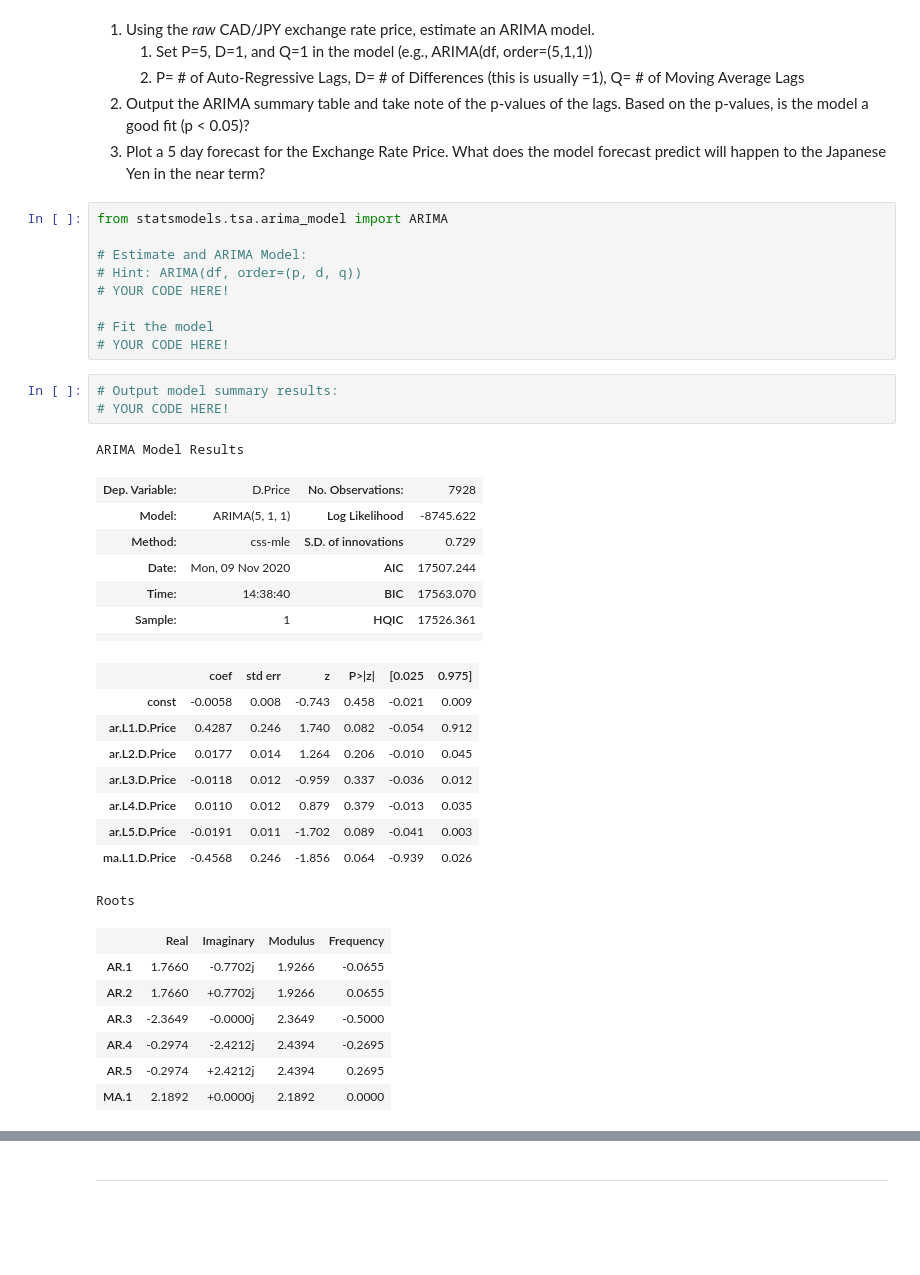
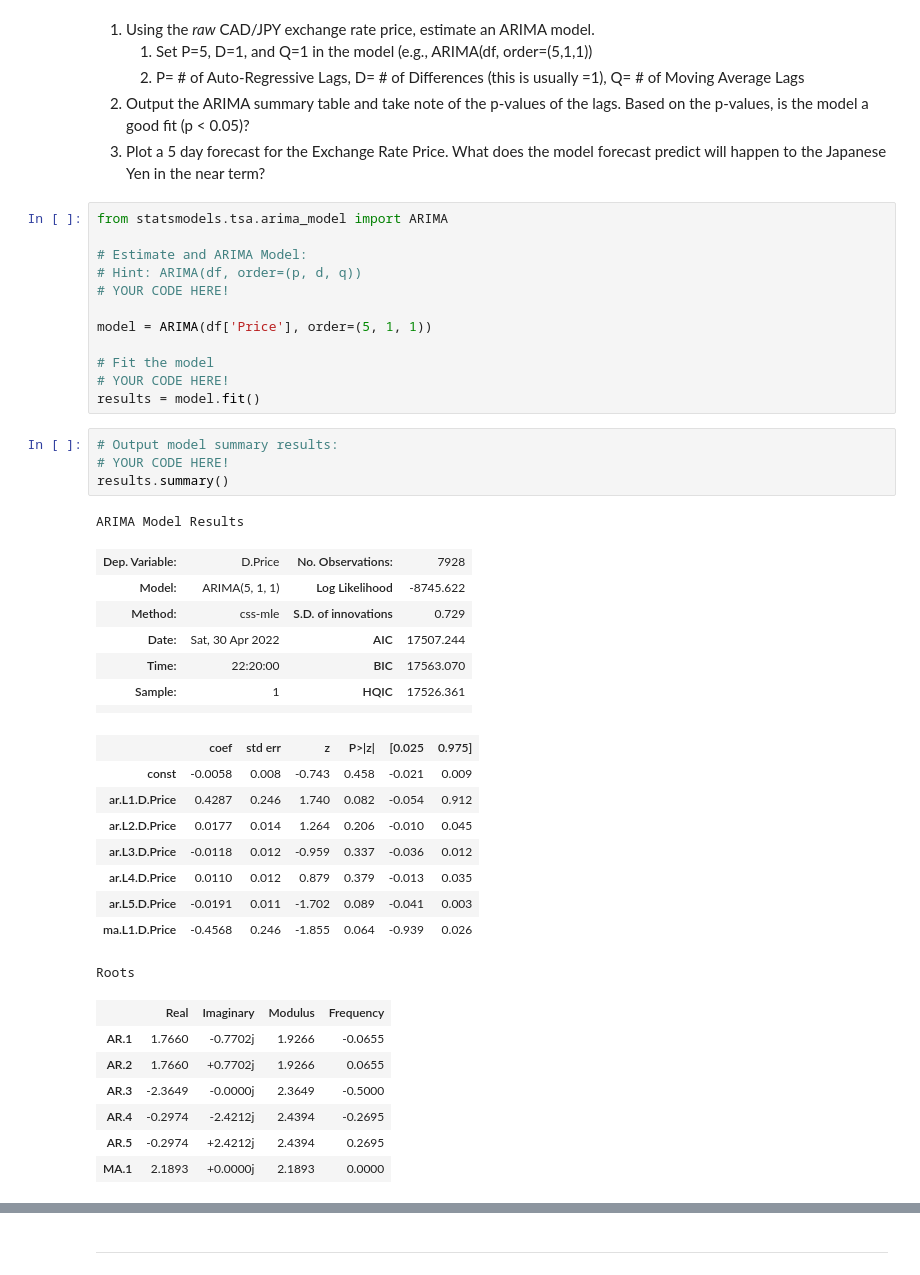
Before and after one commit to kcctudo/coursework, a Jupyter notebook: time_series_analysis.ipynb, the cells around one changed output, grey strips where cells are left out. Saved outputs shown, nothing was run; the diff lists cells and outputs as text; blank space fills up the shorter version.

```diff
--- a/time_series_analysis.ipynb
+++ b/time_series_analysis.ipynb
@@ -213,18 +221,22 @@ from statsmodels.tsa.arima_model import ARIMA
 # Hint: ARIMA(df, order=(p, d, q))
 # YOUR CODE HERE!
 
+model = ARIMA(df['Price'], order=(5, 1, 1))
+
 # Fit the model
 # YOUR CODE HERE!
+results = model.fit()
 # %%
 # Output model summary results:
 # YOUR CODE HERE!
+results.summary()
 # %% [output]
 ARIMA Model Results
 | Dep. Variable: | D.Price | No. Observations: | 7928 |
 | Model: | ARIMA(5, 1, 1) | Log Likelihood | -8745.622 |
 | Method: | css-mle | S.D. of innovations | 0.729 |
-| Date: | Mon, 09 Nov 2020 | AIC | 17507.244 |
-| Time: | 14:38:40 | BIC | 17563.070 |
+| Date: | Sat, 30 Apr 2022 | AIC | 17507.244 |
+| Time: | 22:20:00 | BIC | 17563.070 |
 | Sample: | 1 | HQIC | 17526.361 |
 |  |  |  |  |
 |  | coef | std err | z | P>|z| | [0.025 | 0.975] |
@@ -234,7 +246,7 @@ ARIMA Model Results
 | ar.L3.D.Price | -0.0118 | 0.012 | -0.959 | 0.337 | -0.036 | 0.012 |
 | ar.L4.D.Price | 0.0110 | 0.012 | 0.879 | 0.379 | -0.013 | 0.035 |
 | ar.L5.D.Price | -0.0191 | 0.011 | -1.702 | 0.089 | -0.041 | 0.003 |
-| ma.L1.D.Price | -0.4568 | 0.246 | -1.856 | 0.064 | -0.939 | 0.026 |
+| ma.L1.D.Price | -0.4568 | 0.246 | -1.855 | 0.064 | -0.939 | 0.026 |
 Roots
 |  | Real | Imaginary | Modulus | Frequency |
 | AR.1 | 1.7660 | -0.7702j | 1.9266 | -0.0655 |
@@ -242,7 +254,7 @@ Roots
 | AR.3 | -2.3649 | -0.0000j | 2.3649 | -0.5000 |
 | AR.4 | -0.2974 | -2.4212j | 2.4394 | -0.2695 |
 | AR.5 | -0.2974 | +2.4212j | 2.4394 | 0.2695 |
-| MA.1 | 2.1892 | +0.0000j | 2.1892 | 0.0000 |
+| MA.1 | 2.1893 | +0.0000j | 2.1893 | 0.0000 |
 # %%
 # Plot the 5 Day Price Forecast
 # YOUR CODE HERE!
```
Also changed, not shown: parts of 16 cells of this notebook.
